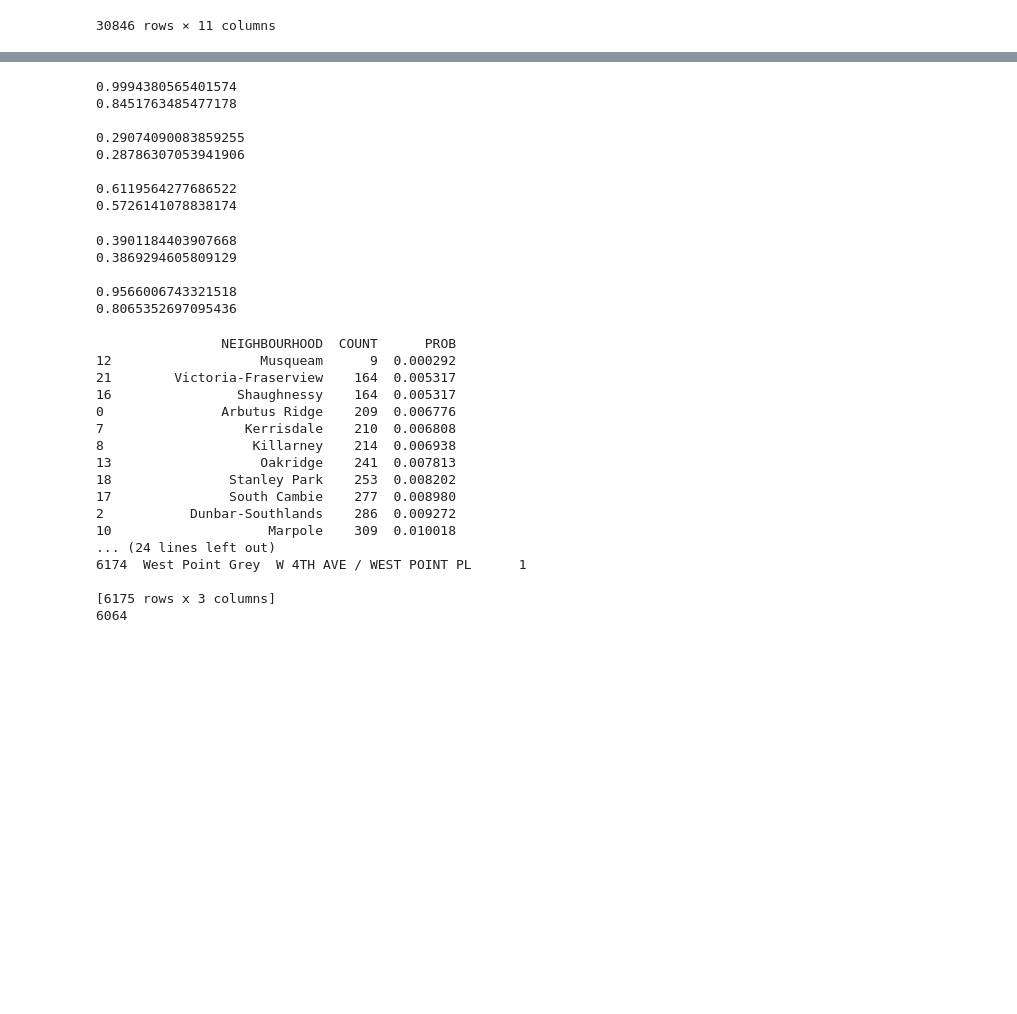
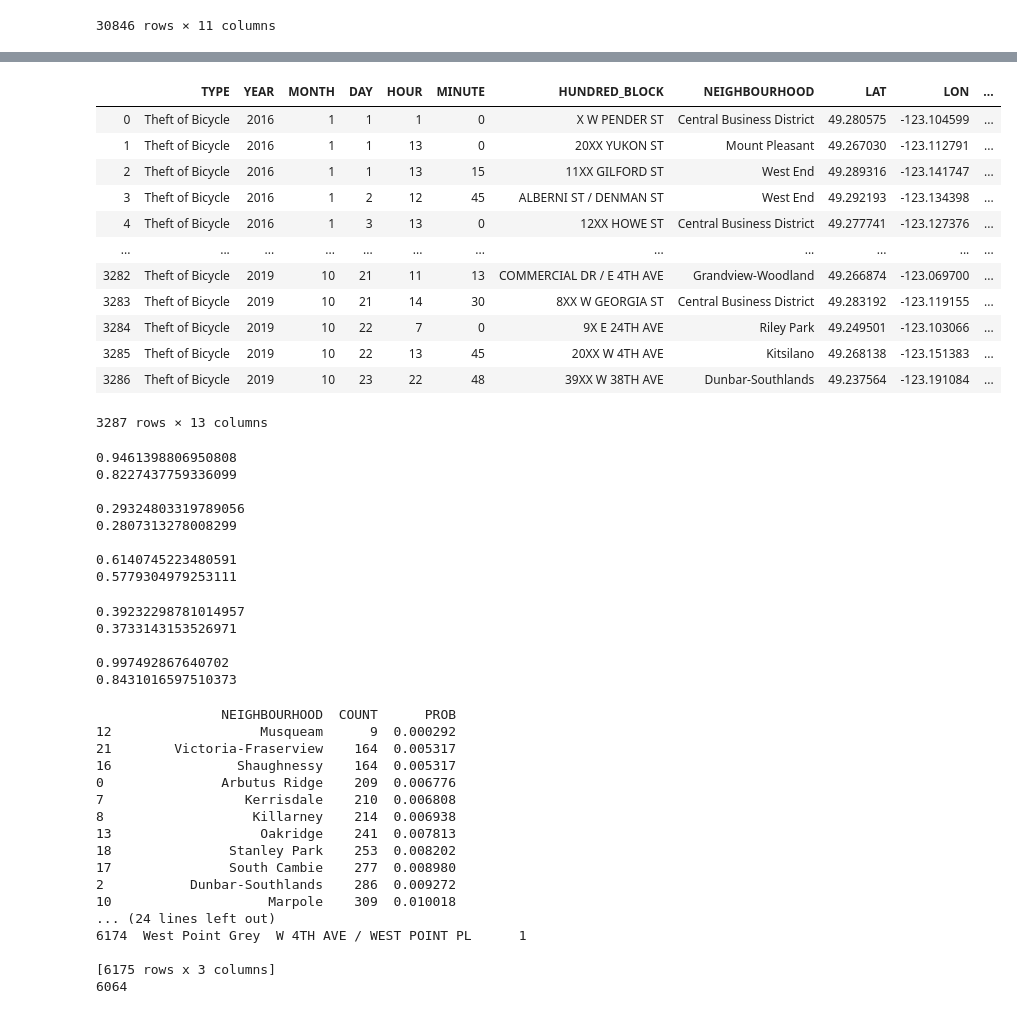
Before and after one commit to WanatabeShin/cmpt-353-final-project, a Jupyter notebook: trend.ipynb, the cells around one changed output, grey strips where cells are left out. Drawn from its saved outputs; the diff is of its cells as text; code cells hidden in the pictures; blank space fills up the shorter version.

```diff
--- a/trend.ipynb
+++ b/trend.ipynb
@@ -42,3 +42,7 @@ data
 | 30977 | Theft of Bicycle | 2019 | 10 | 23 | 22 | 48 | 39XX W 38TH AVE | Dunbar-Southlands | 49.237564 | -123.191084 | ... |
 | 30978 | Theft of Bicycle | 2019 | 10 | 24 | 17 | 15 | 10XX W GEORGIA ST | West End | 49.284419 | -123.121202 | ... |
 30846 rows × 11 columns
+# %%
+weatherData = pd.read_csv("cleanedWeatherData.csv", parse_dates = ["DATE/TIME"])
+weatherData = weatherData.drop(["DATE/TIME","MINUTE"], axis=1)
+weatherData
@@ -45,3 +63,20 @@ data
+# %%
+crimeDataWithWeather = pd.merge(data, weatherData,  how='inner', on=['YEAR','MONTH','DAY', 'HOUR'])
+crimeDataWithWeather
+# %% [output]
+|  | TYPE | YEAR | MONTH | DAY | HOUR | MINUTE | HUNDRED_BLOCK | NEIGHBOURHOOD | LAT | LON | ... |
+| 0 | Theft of Bicycle | 2016 | 1 | 1 | 1 | 0 | X W PENDER ST | Central Business District | 49.280575 | -123.104599 | ... |
+| 1 | Theft of Bicycle | 2016 | 1 | 1 | 13 | 0 | 20XX YUKON ST | Mount Pleasant | 49.267030 | -123.112791 | ... |
+| 2 | Theft of Bicycle | 2016 | 1 | 1 | 13 | 15 | 11XX GILFORD ST | West End | 49.289316 | -123.141747 | ... |
+| 3 | Theft of Bicycle | 2016 | 1 | 2 | 12 | 45 | ALBERNI ST / DENMAN ST | West End | 49.292193 | -123.134398 | ... |
+| 4 | Theft of Bicycle | 2016 | 1 | 3 | 13 | 0 | 12XX HOWE ST | Central Business District | 49.277741 | -123.127376 | ... |
+| ... | ... | ... | ... | ... | ... | ... | ... | ... | ... | ... | ... |
+| 3282 | Theft of Bicycle | 2019 | 10 | 21 | 11 | 13 | COMMERCIAL DR / E 4TH AVE | Grandview-Woodland | 49.266874 | -123.069700 | ... |
+| 3283 | Theft of Bicycle | 2019 | 10 | 21 | 14 | 30 | 8XX W GEORGIA ST | Central Business District | 49.283192 | -123.119155 | ... |
+| 3284 | Theft of Bicycle | 2019 | 10 | 22 | 7 | 0 | 9X E 24TH AVE | Riley Park | 49.249501 | -123.103066 | ... |
+| 3285 | Theft of Bicycle | 2019 | 10 | 22 | 13 | 45 | 20XX W 4TH AVE | Kitsilano | 49.268138 | -123.151383 | ... |
+| 3286 | Theft of Bicycle | 2019 | 10 | 23 | 22 | 48 | 39XX W 38TH AVE | Dunbar-Southlands | 49.237564 | -123.191084 | ... |
+3287 rows × 13 columns
 # %%
 le_neigh = preprocessing.LabelEncoder()
 le_block = preprocessing.LabelEncoder()
@@ -59,9 +100,9 @@ df_class["HUNDRED_BLOCK"] = le_block.transform(df_class["HUNDRED_BLOCK"])
 X = df_class[["MONTH", "DAY", "HOUR", "MINUTE", "HUNDRED_BLOCK"]]
 y = df_class["NEIGHBOURHOOD"]
 
-X_train, X_valid, y_train, y_valid = train_test_split(X, y)
+X_train, X_valid, y_train, y_valid = train_test_split(X, y, test_size=0.25)
 
-model = DecisionTreeClassifier(max_depth=30)
+model = DecisionTreeClassifier(max_depth=19)
 model.fit(X_train, y_train)
 
 model1 = GaussianNB()
@@ -82,19 +123,19 @@ print(model2.score(X_train, y_train))
 print(model2.score(X_valid, y_valid))
 print()
 # %% [output]
-0.9994380565401574
-0.8451763485477178
+0.9461398806950808
+0.8227437759336099
 
-0.29074090083859255
-0.28786307053941906
+0.29324803319789056
+0.2807313278008299
 
-0.6119564277686522
-0.5726141078838174
+0.6140745223480591
+0.5779304979253111
 # %%
 model3 = RandomForestClassifier(n_estimators=50, max_depth=5, min_samples_leaf=10)
 model3.fit(X_train, y_train)
 
-model4 = GradientBoostingClassifier(n_estimators=50, max_depth=10, min_samples_leaf=10)
+model4 = GradientBoostingClassifier(n_estimators=50, max_depth=15, min_samples_leaf=10)
 model4.fit(X_train, y_train)
 
 print(model3.score(X_train, y_train))
@@ -105,11 +146,11 @@ print(model4.score(X_train, y_train))
 print(model4.score(X_valid, y_valid))
 print()
 # %% [output]
-0.3901184403907668
-0.3869294605809129
+0.39232298781014957
+0.3733143153526971
 
-0.9566006743321518
-0.8065352697095436
+0.997492867640702
+0.8431016597510373
 # %%
 df_n = data.groupby(data["NEIGHBOURHOOD"]).size().reset_index(name='COUNT').sort_values("COUNT")
 df_n["PROB"] = df_n["COUNT"].apply(lambda x: (x/sum(df_n["COUNT"])))
```
Also changed, not shown: parts of 4 cells of this notebook, 3 other files.
